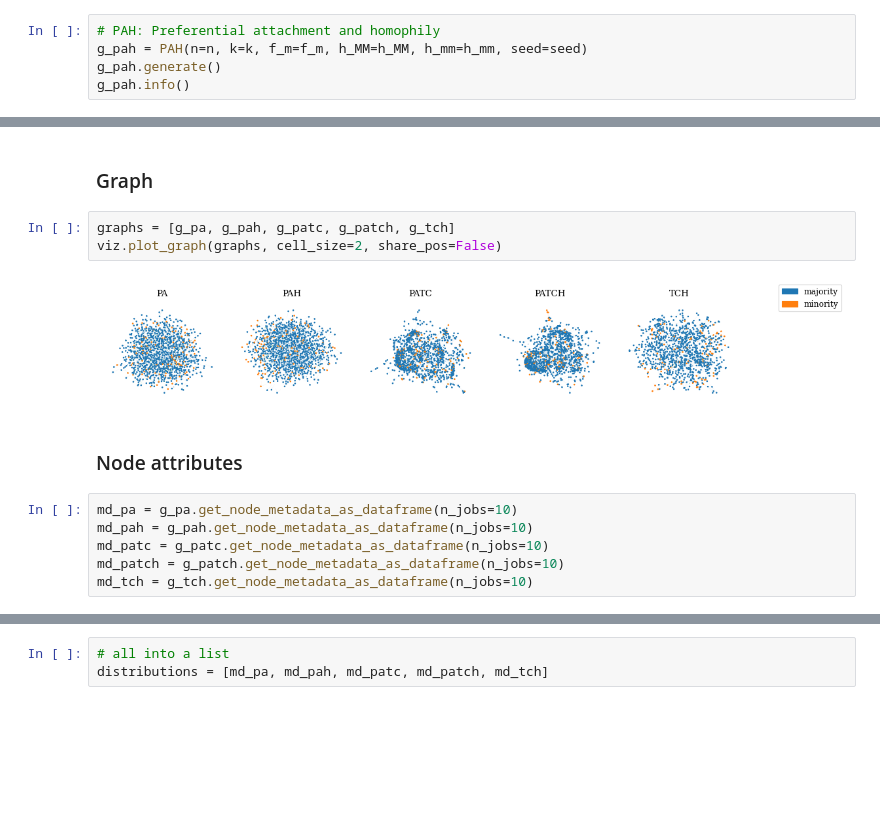
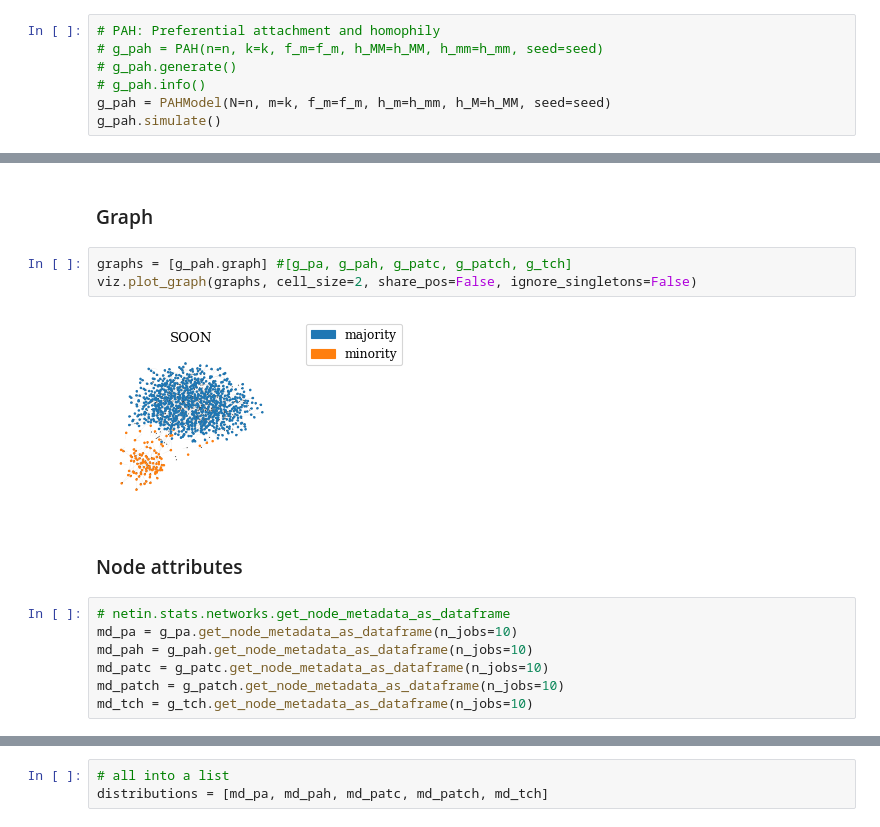
Before and after one commit to CSHVienna/NetworkInequalities, a Jupyter notebook: examples/notebooks/undirected.ipynb, the cells around one changed output, grey strips where cells are left out. Drawn from its saved outputs; the diff is of its cells as text; blank space fills up the shorter version.

Commit message:
initial testing on undirected graphs in examples/notebooks

```diff
--- a/examples/notebooks/undirected.ipynb
+++ b/examples/notebooks/undirected.ipynb
@@ -55,6 +34,8 @@ g_pa.nodes[3]
 # %%
 # PAH: Preferential attachment and homophily
-g_pah = PAH(n=n, k=k, f_m=f_m, h_MM=h_MM, h_mm=h_mm, seed=seed)
-g_pah.generate()
-g_pah.info()
+# g_pah = PAH(n=n, k=k, f_m=f_m, h_MM=h_MM, h_mm=h_mm, seed=seed)
+# g_pah.generate()
+# g_pah.info()
+g_pah = PAHModel(N=n, m=k, f_m=f_m, h_m=h_mm, h_M=h_MM, seed=seed)
+g_pah.simulate()
 # %% [output]
@@ -175,13 +68,14 @@ viz.set_paper_style()
 # %% [markdown]
 ### Graph
 # %%
-graphs = [g_pa, g_pah, g_patc, g_patch, g_tch]
-viz.plot_graph(graphs, cell_size=2, share_pos=False)
+graphs = [g_pah.graph] #[g_pa, g_pah, g_patc, g_patch, g_tch]
+viz.plot_graph(graphs, cell_size=2, share_pos=False, ignore_singletons=False)
 # %% [output]
-[figure, old version]
+[figure, new version]
 # %% [markdown]
 ### Node attributes
 # %%
+# netin.stats.networks.get_node_metadata_as_dataframe
 md_pa = g_pa.get_node_metadata_as_dataframe(n_jobs=10)
 md_pah = g_pah.get_node_metadata_as_dataframe(n_jobs=10)
 md_patc = g_patc.get_node_metadata_as_dataframe(n_jobs=10)
```
Also changed, not shown: parts of 14 cells of this notebook, 1 other file.
